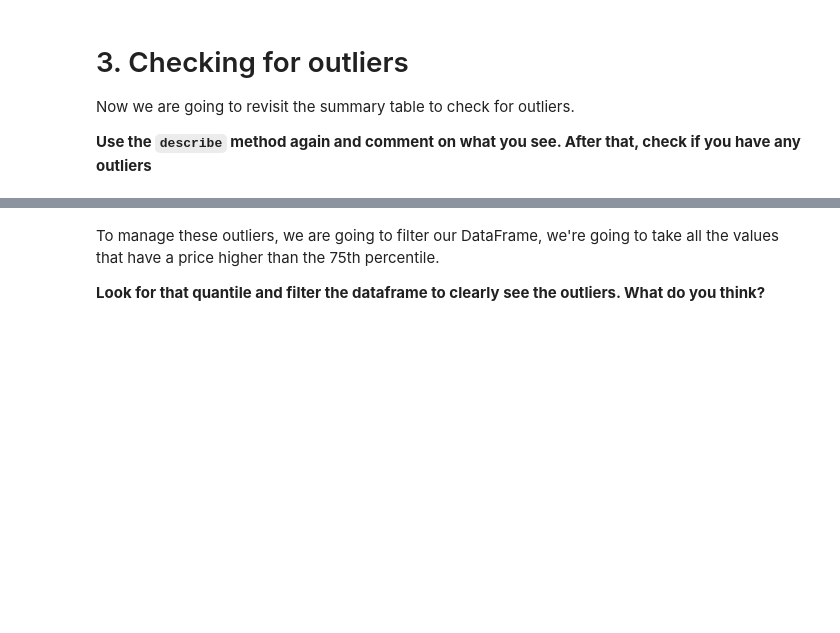
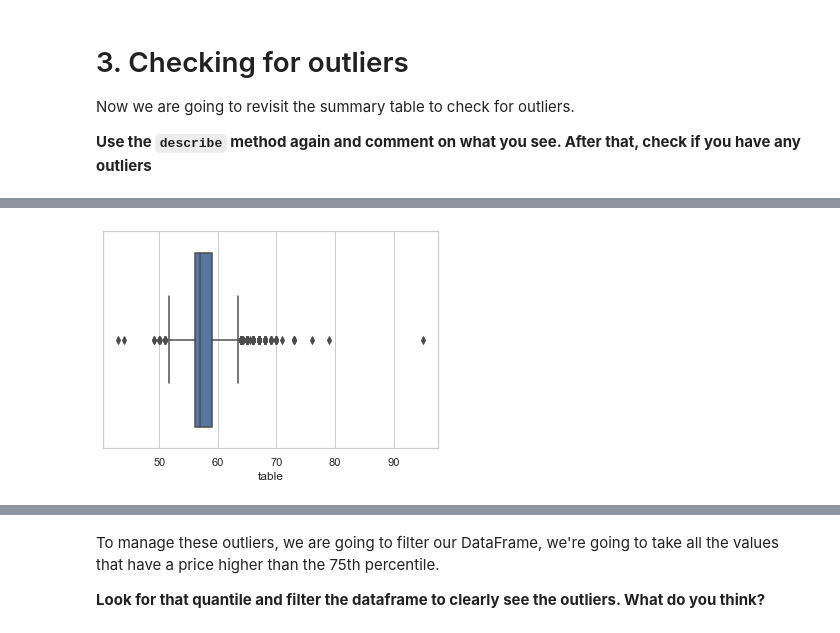
Before and after one commit to ta-data-lis/M2-mini-project1, a Jupyter notebook: 1.-Data Cleaning.ipynb, the cells around one changed output, grey strips where cells are left out. Saved outputs shown, nothing was run; the diff lists cells and outputs as text; code cells hidden in the pictures; blank space fills up the shorter version.

```diff
--- a/1.-Data Cleaning.ipynb
+++ b/1.-Data Cleaning.ipynb
@@ -150,0 +433,5 @@ Now we are going to revisit the summary table to check for outliers.
+# %%
+sns.set(style="whitegrid")
+ax = sns.boxplot(x=diamonds["table"])
+# %% [output]
+[figure, added]
```
Also changed, not shown: parts of 55 cells of this notebook, 2 other files.
